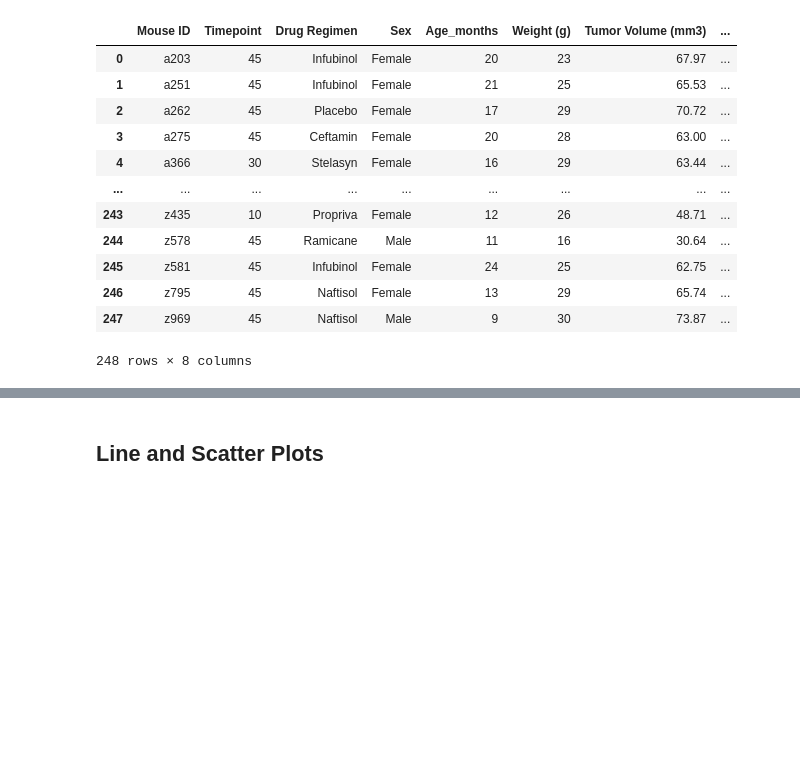
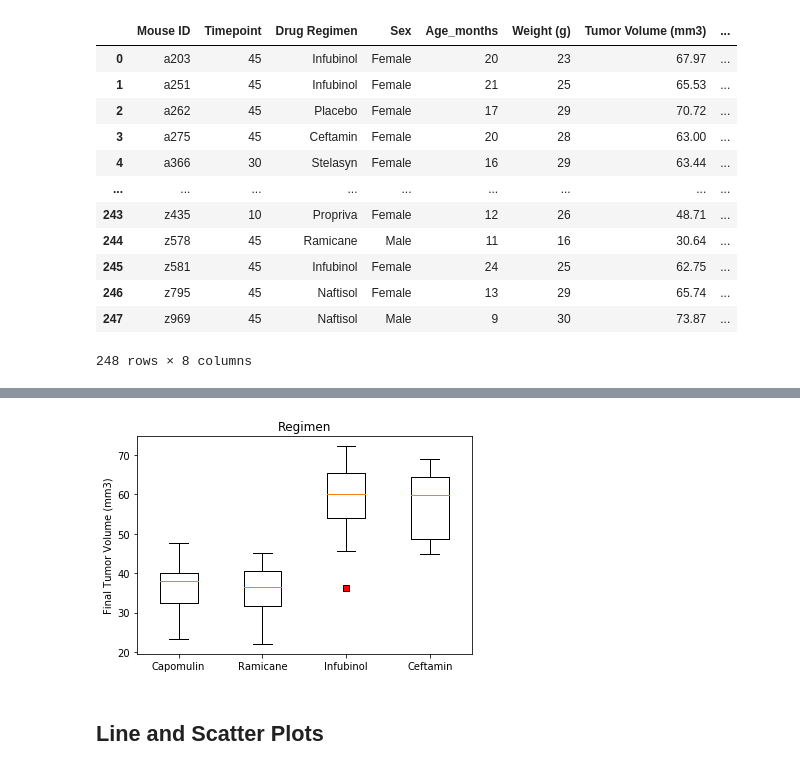
Before and after one commit to Navyhoang/Matplotlib-Challenge, a Jupyter notebook: Pymaceuticals/pymaceuticals.ipynb, the cells around one changed output, grey strips where cells are left out. Drawn from its saved outputs; the diff is of its cells as text; code cells hidden in the pictures; blank space fills up the shorter version.

```diff
--- a/Pymaceuticals/pymaceuticals.ipynb
+++ b/Pymaceuticals/pymaceuticals.ipynb
@@ -371,3 +348,21 @@ Tumor_V_list = []
+# %%
+data_list = []
+
+# Generate a box plot of the final tumor volume of each mouse across four regimens of interest
+for drug in treatments:
+    subset = merge_df[merge_df["Drug Regimen"] == drug]
+    data = subset["Tumor Volume (mm3)"]
+    data_list.append(data)
+
+red_square = dict(markerfacecolor='r', marker='s')
+
+fig, ax = plt.subplots()
+ax.boxplot(data_list, flierprops=red_square, labels=treatments)
+ax.set_title("Regimen")
+ax.set_ylabel("Final Tumor Volume (mm3)")
+plt.show()
+# %% [output]
+[figure, added]
 # %% [markdown]
 ## Line and Scatter Plots
 # %%
```
Also changed, not shown: parts of 8 cells of this notebook.
